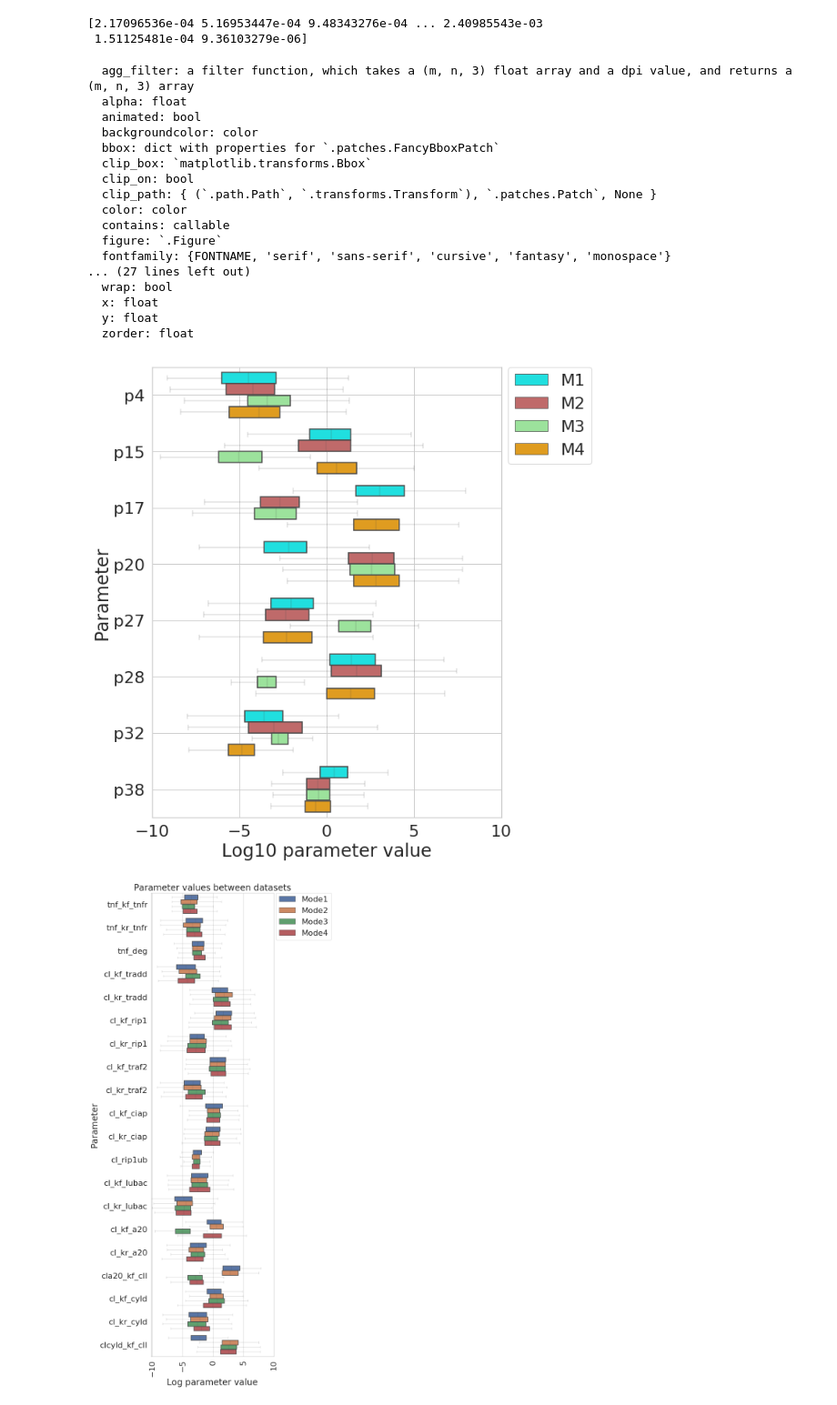
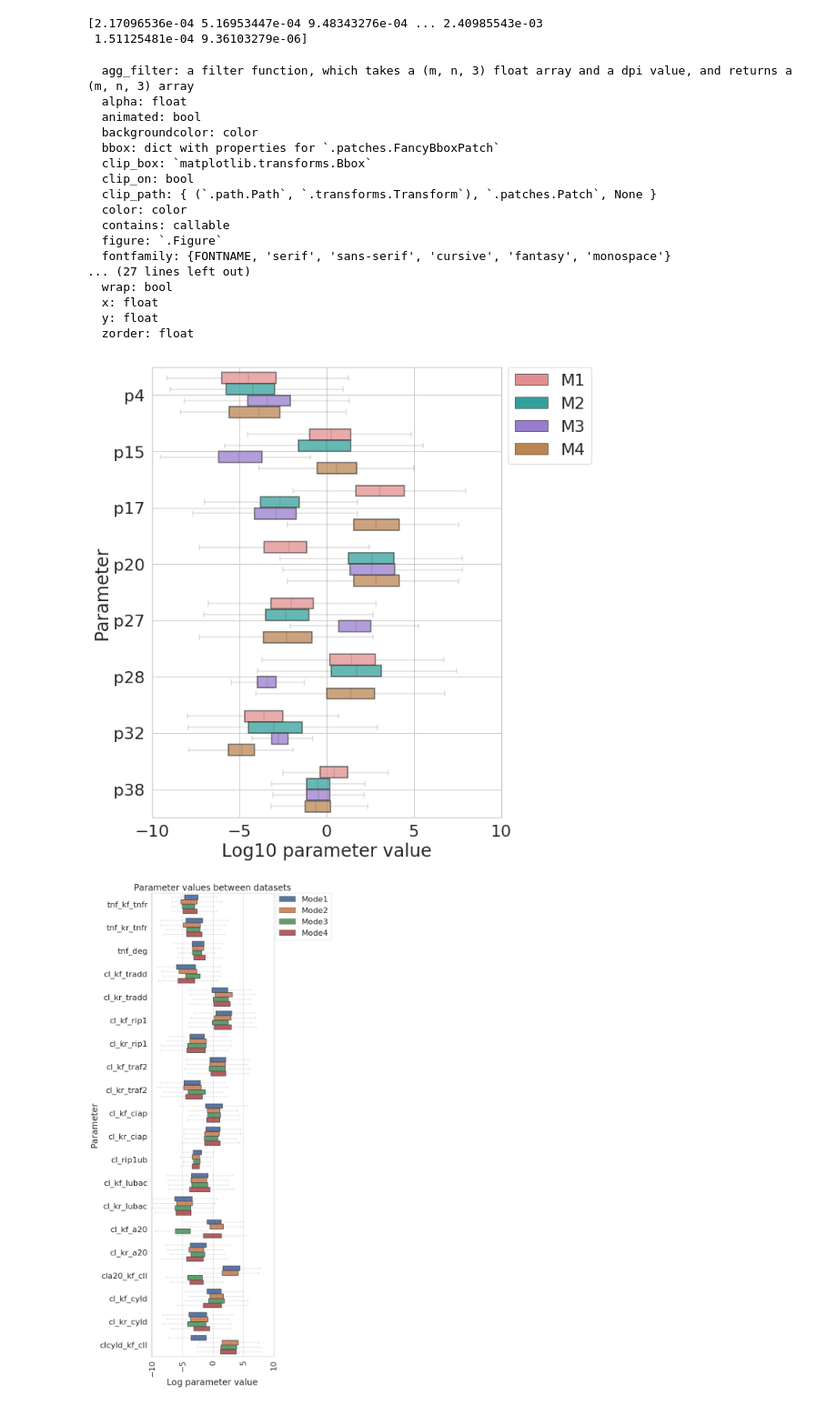
Before and after one commit to LoLab-MSM/NERM, a Jupyter notebook: earm_most_likely_pars_chains_pydream_boxplots.ipynb, the cells around one changed output. Shown at 91% size. Saved outputs shown, nothing was run; the diff lists cells and outputs as text; code cells hidden in the pictures.

Commit message:
remaking mode initials sens boxplots and modified code function to be static method

```diff
--- a/earm_most_likely_pars_chains_pydream_boxplots.ipynb
+++ b/earm_most_likely_pars_chains_pydream_boxplots.ipynb
@@ -359,11 +359,11 @@ bottom = 0.2  # the value on the y axis where the bottom margin should be
 top = 0.8
 wspace = 1  # the proportion of the average of the left value and the right value -> for example, 0.2*((0.075+0.95)/2)
 hspace = 1
-colors = ['cyan', 'indianred', 'lightgreen', 'orange']
+colors = ['lightcoral', 'lightseagreen', 'mediumpurple', 'peru']
 sns.set_palette(colors)
 fig,ax=plt.subplots(figsize=(10, 10))
 # g = sns.boxplot(y='variable',x='value',hue='dataset',data=dfvar,palette='deep', showfliers=False) #,flierprops = dict(markerfacecolor = '0.50', markersize = 2))
-g = sns.boxplot(y='variable',x='value',hue='dataset',data=dfvar, showfliers=False) #,flierprops = dict(markerfacecolor = '0.50', markersize = 2))
+g = sns.boxplot(y='variable',x='value',hue='dataset',data=dfvar, showfliers=False, boxprops=dict(alpha=.75)) #,flierprops = dict(markerfacecolor = '0.50', markersize = 2))
 # i found that when i imported the pdf into inkscape and shrunk it, the whiskers from the boxplot would always get wider
 # so i found this way to make them initially super thin, so that when they got wider during shrinking, they would just look normal
 for n in range(len(g.lines)):
@@ -378,35 +378,35 @@ plt.legend(bbox_to_anchor=(1.02, 1), loc='upper left', borderaxespad=0)
 plt.xlabel('Log10 parameter value')
 plt.ylabel('Parameter')
 plt.xlim(xmin = -10, xmax = 10)
 ax.grid(True)
 # right_side = ax.spines["right"]
 # right_side.set_visible(False)
 # top = ax.spines["top"]
 # top.set_visible(False)
 # left = ax.spines["left"]
 # left.set_visible(False)
 plt.tight_layout()
-# plt.savefig('allmodes_8varpars_boxplot_fittedparams.pdf',format='pdf') # pdf is best for importing into inkscape!
+plt.savefig('allmodes_8varpars_boxplot_fittedparams_newcolors.pdf',format='pdf') # pdf is best for importing into inkscape!
 plt.show()
 # %% [output]
   agg_filter: a filter function, which takes a (m, n, 3) float array and a dpi value, and returns a (m, n, 3) array
   alpha: float
   animated: bool
   backgroundcolor: color
   bbox: dict with properties for `.patches.FancyBboxPatch`
   clip_box: `matplotlib.transforms.Bbox`
   clip_on: bool
   clip_path: { (`.path.Path`, `.transforms.Transform`), `.patches.Patch`, None }
   color: color
   contains: callable
   figure: `.Figure`
   fontfamily: {FONTNAME, 'serif', 'sans-serif', 'cursive', 'fantasy', 'monospace'}
 ... (27 lines left out)
   wrap: bool
   x: float
   y: float
   zorder: float
-[figure, old version]
+[figure, new version]
 # %%
 my_array220 = mode2_100[:, :20]
 
```
Also changed, not shown: 47 other files.
